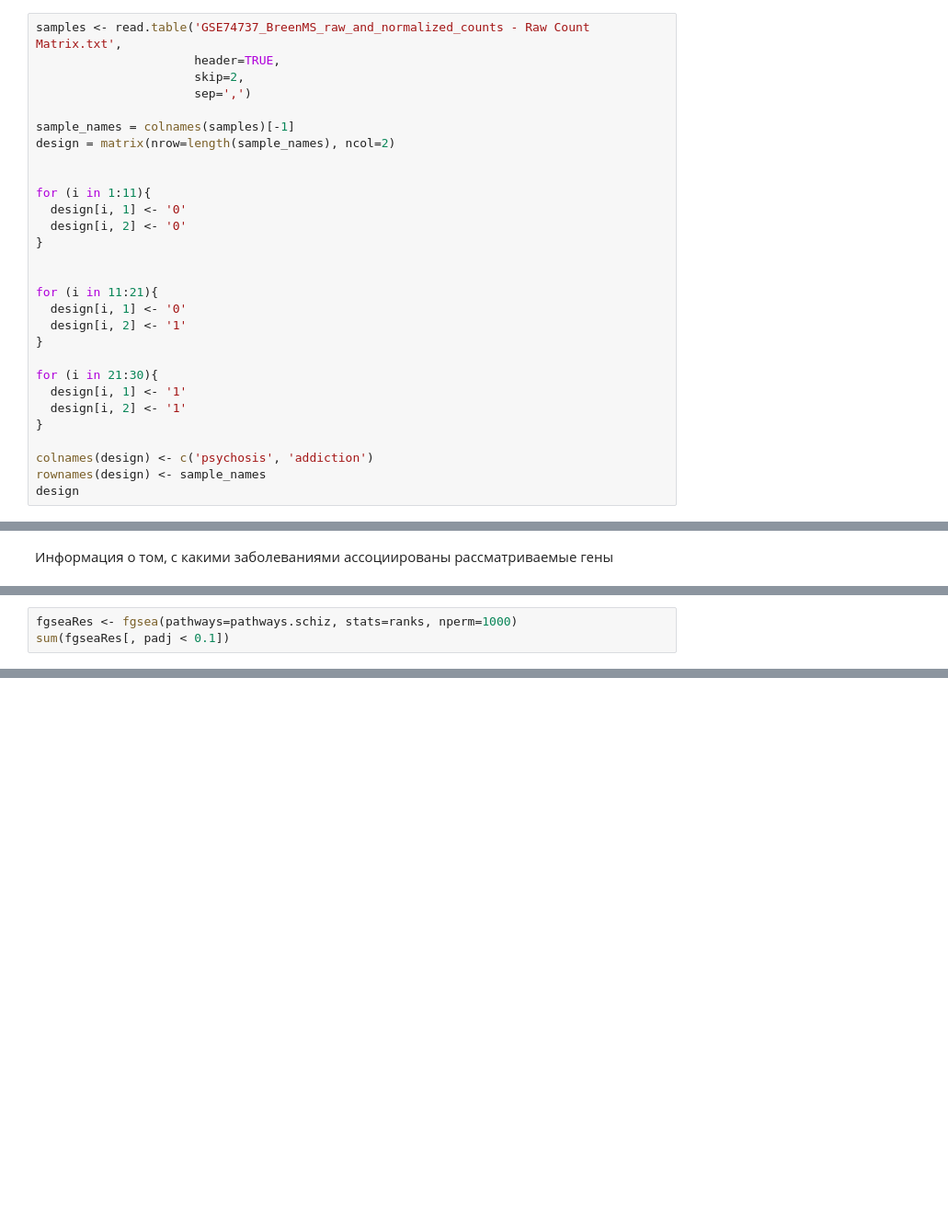
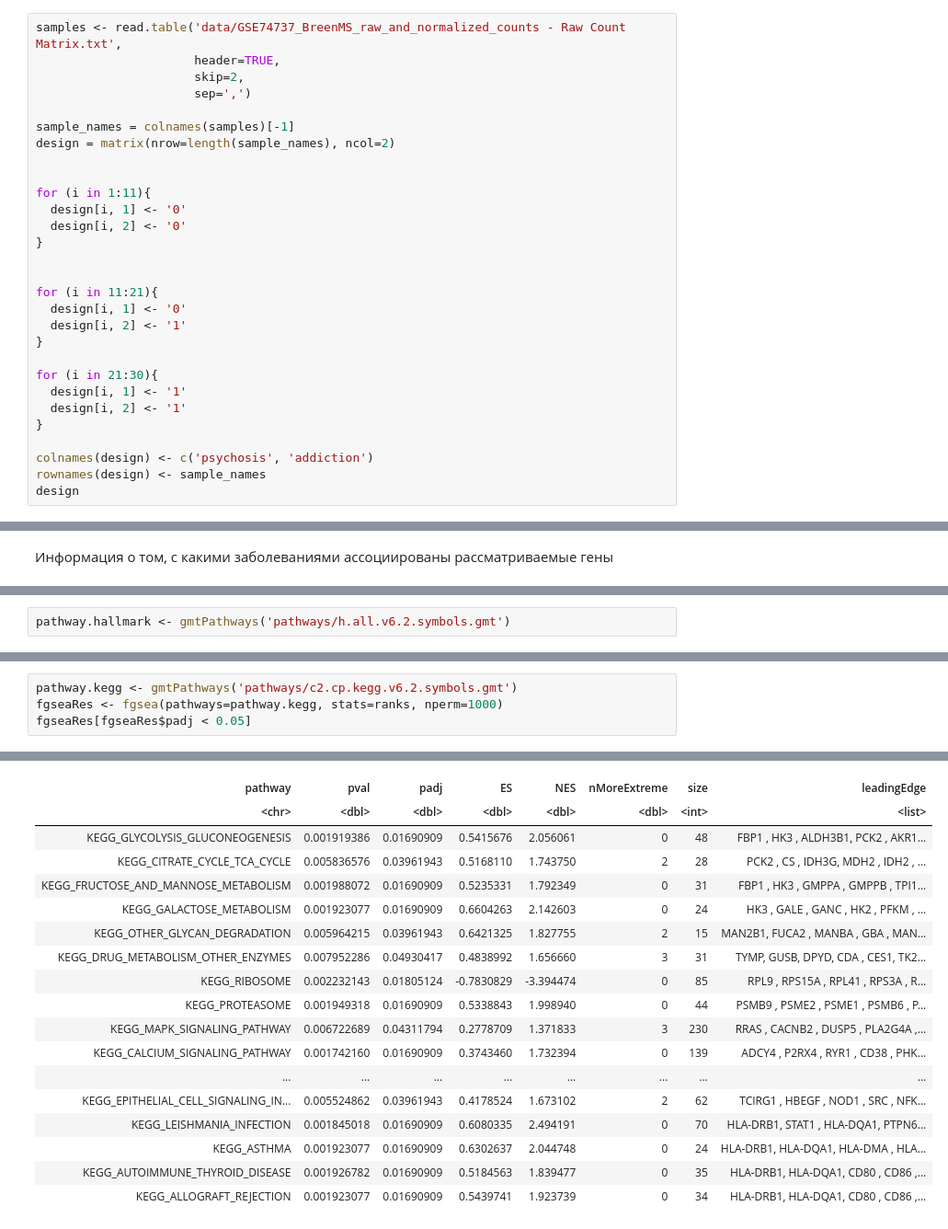
Before and after one commit to torpidfox/bioinf, a Jupyter notebook: rnaseq.ipynb, the cells around one changed output, grey strips where cells are left out. Shown at 92% size. Saved outputs shown, nothing was run; the diff lists cells and outputs as text; blank space fills up the shorter version.

```diff
--- a/rnaseq.ipynb
+++ b/rnaseq.ipynb
@@ -5,7 +13,7 @@
 # %% [markdown]
 Чтение данных и составление матрицы дизайна:
 # %%
-samples <- read.table('GSE74737_BreenMS_raw_and_normalized_counts - Raw Count Matrix.txt',
+samples <- read.table('data/GSE74737_BreenMS_raw_and_normalized_counts - Raw Count Matrix.txt',
                       header=TRUE,
                       skip=2,
                       sep=',')
@@ -226,0 +195,2 @@ Warning message in readLines(gmt.file):
+# %%
+pathway.hallmark <- gmtPathways('pathways/h.all.v6.2.symbols.gmt')
@@ -227,4 +219,5 @@ Warning message in readLines(gmt.file):
 # %%
-fgseaRes <- fgsea(pathways=pathways.schiz, stats=ranks, nperm=1000)
-sum(fgseaRes[, padj < 0.1])
+pathway.kegg <- gmtPathways('pathways/c2.cp.kegg.v6.2.symbols.gmt')
+fgseaRes <- fgsea(pathways=pathway.kegg, stats=ranks, nperm=1000)
+fgseaRes[fgseaRes$padj < 0.05]
 # %% [output]
@@ -231,0 +225,18 @@ sum(fgseaRes[, padj < 0.1])
+| pathway | pval | padj | ES | NES | nMoreExtreme | size | leadingEdge |
+| <chr> | <dbl> | <dbl> | <dbl> | <dbl> | <dbl> | <int> | <list> |
+| KEGG_GLYCOLYSIS_GLUCONEOGENESIS | 0.001919386 | 0.01690909 | 0.5415676 | 2.056061 | 0 | 48 | FBP1 , HK3 , ALDH3B1, PCK2 , AKR1... |
+| KEGG_CITRATE_CYCLE_TCA_CYCLE | 0.005836576 | 0.03961943 | 0.5168110 | 1.743750 | 2 | 28 | PCK2 , CS , IDH3G, MDH2 , IDH2 , ... |
+| KEGG_FRUCTOSE_AND_MANNOSE_METABOLISM | 0.001988072 | 0.01690909 | 0.5235331 | 1.792349 | 0 | 31 | FBP1 , HK3 , GMPPA , GMPPB , TPI1... |
+| KEGG_GALACTOSE_METABOLISM | 0.001923077 | 0.01690909 | 0.6604263 | 2.142603 | 0 | 24 | HK3 , GALE , GANC , HK2 , PFKM , ... |
+| KEGG_OTHER_GLYCAN_DEGRADATION | 0.005964215 | 0.03961943 | 0.6421325 | 1.827755 | 2 | 15 | MAN2B1, FUCA2 , MANBA , GBA , MAN... |
+| KEGG_DRUG_METABOLISM_OTHER_ENZYMES | 0.007952286 | 0.04930417 | 0.4838992 | 1.656660 | 3 | 31 | TYMP, GUSB, DPYD, CDA , CES1, TK2... |
+| KEGG_RIBOSOME | 0.002232143 | 0.01805124 | -0.7830829 | -3.394474 | 0 | 85 | RPL9 , RPS15A , RPL41 , RPS3A , R... |
+| KEGG_PROTEASOME | 0.001949318 | 0.01690909 | 0.5338843 | 1.998940 | 0 | 44 | PSMB9 , PSME2 , PSME1 , PSMB6 , P... |
+| KEGG_MAPK_SIGNALING_PATHWAY | 0.006722689 | 0.04311794 | 0.2778709 | 1.371833 | 3 | 230 | RRAS , CACNB2 , DUSP5 , PLA2G4A ,... |
+| KEGG_CALCIUM_SIGNALING_PATHWAY | 0.001742160 | 0.01690909 | 0.3743460 | 1.732394 | 0 | 139 | ADCY4 , P2RX4 , RYR1 , CD38 , PHK... |
+| ... | ... | ... | ... | ... | ... | ... | ... |
+| KEGG_EPITHELIAL_CELL_SIGNALING_IN... | 0.005524862 | 0.03961943 | 0.4178524 | 1.673102 | 2 | 62 | TCIRG1 , HBEGF , NOD1 , SRC , NFK... |
+| KEGG_LEISHMANIA_INFECTION | 0.001845018 | 0.01690909 | 0.6080335 | 2.494191 | 0 | 70 | HLA-DRB1, STAT1 , HLA-DQA1, PTPN6... |
+| KEGG_ASTHMA | 0.001923077 | 0.01690909 | 0.6302637 | 2.044748 | 0 | 24 | HLA-DRB1, HLA-DQA1, HLA-DMA , HLA... |
+| KEGG_AUTOIMMUNE_THYROID_DISEASE | 0.001926782 | 0.01690909 | 0.5184563 | 1.839477 | 0 | 35 | HLA-DRB1, HLA-DQA1, CD80 , CD86 ,... |
+| KEGG_ALLOGRAFT_REJECTION | 0.001923077 | 0.01690909 | 0.5439741 | 1.923739 | 0 | 34 | HLA-DRB1, HLA-DQA1, CD80 , CD86 ,... |
```
Also changed, not shown: parts of 23 cells of this notebook, 7 other files.
